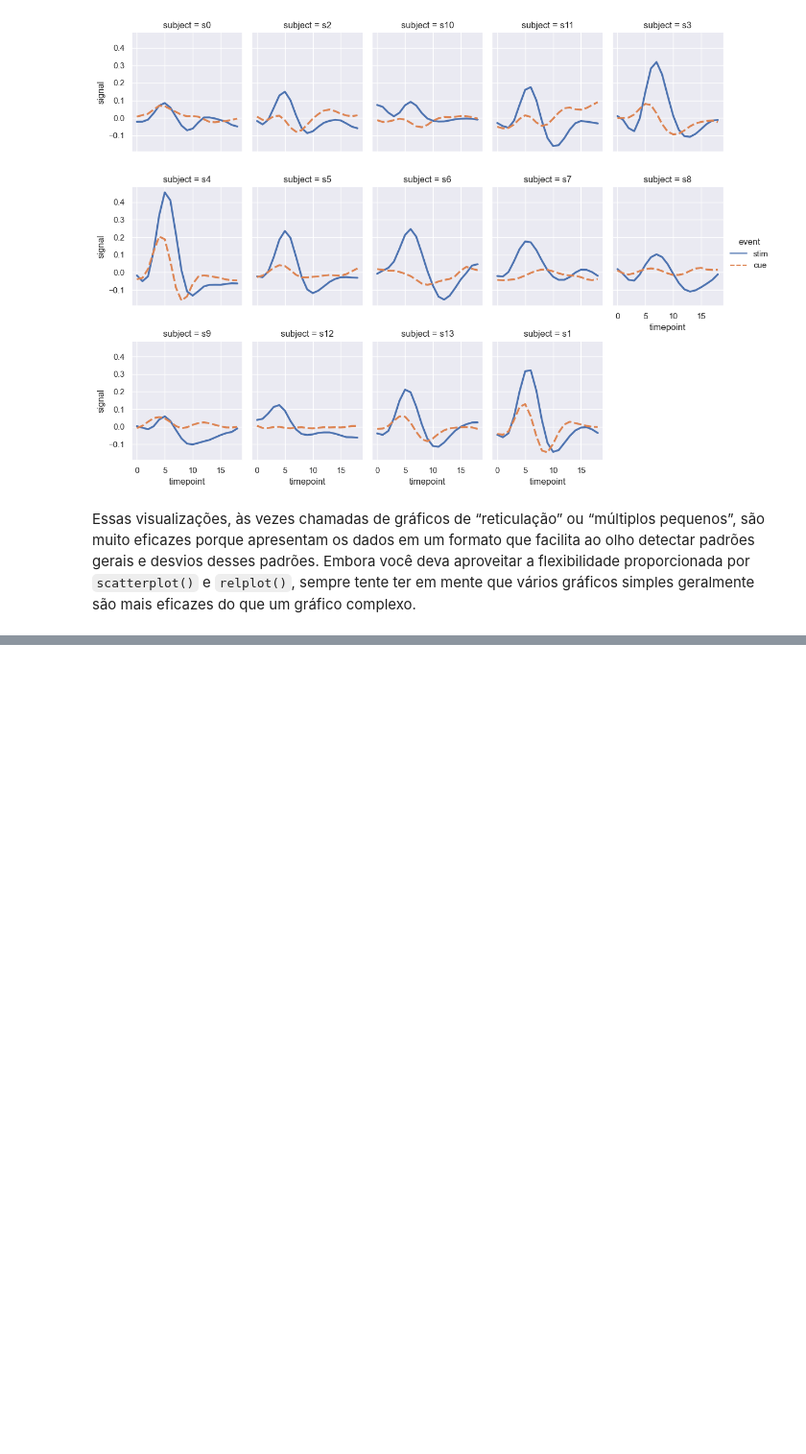
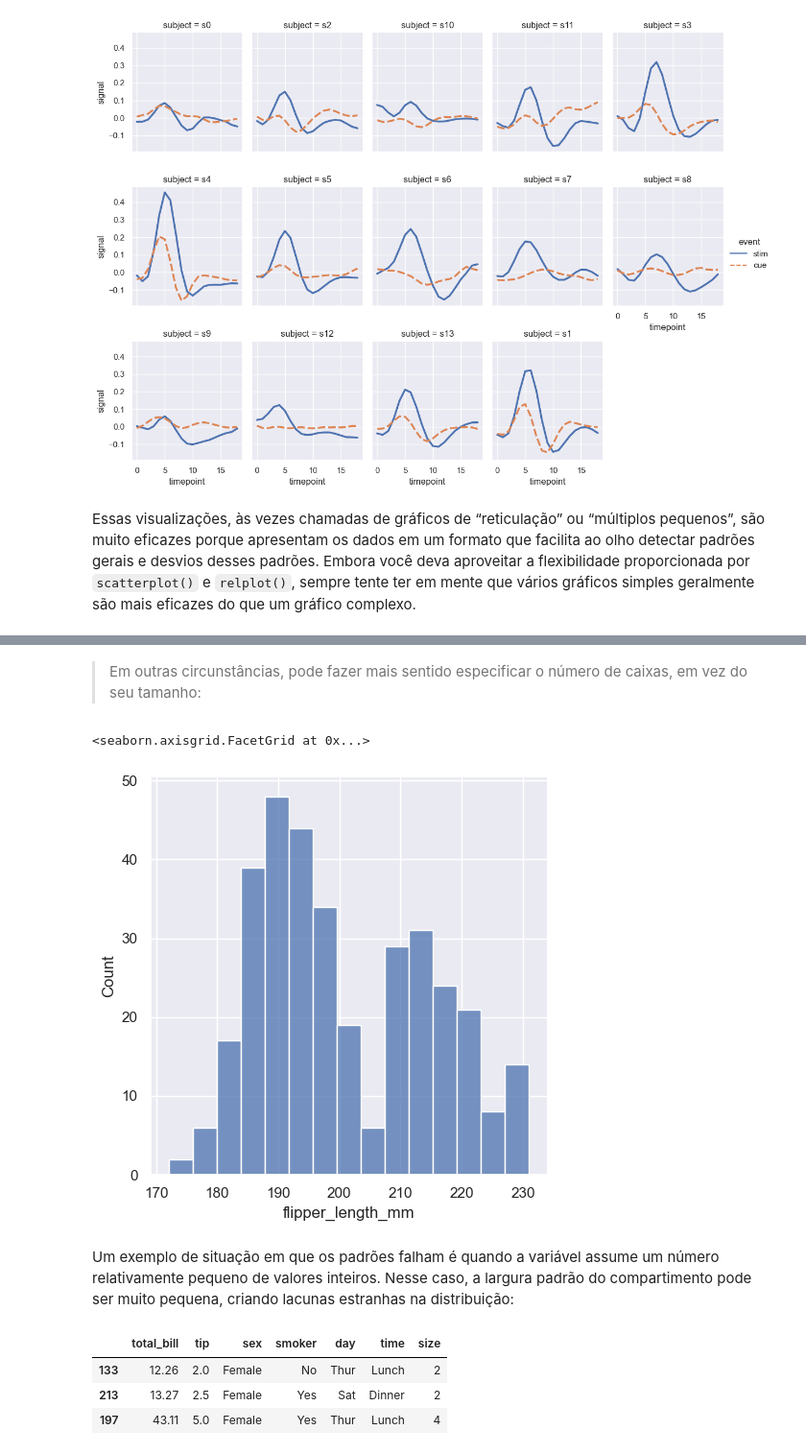
Before and after one commit to novais04/seabirn, a Jupyter notebook: seaborn_tutorial.ipynb, the cells around one changed output, grey strips where cells are left out. Shown at 96% size. Cells and saved outputs as stored; diff of their text form; code cells hidden in the pictures; blank space fills up the shorter version.

```diff
--- a/seaborn_tutorial.ipynb
+++ b/seaborn_tutorial.ipynb
@@ -446,0 +518,17 @@ Essas visualizações, às vezes chamadas de gráficos de “reticulação” ou
+# %% [markdown]
+>  Em outras circunstâncias, pode fazer mais sentido especificar o número de caixas, em vez do seu tamanho:
+# %%
+sns.displot(penguins, x='flipper_length_mm', bins=15)
+# %% [output]
+<seaborn.axisgrid.FacetGrid at 0x...>
+[figure, added]
+# %% [markdown]
+Um exemplo de situação em que os padrões falham é quando a variável assume um número relativamente pequeno de valores inteiros. Nesse caso, a largura padrão do compartimento pode ser muito pequena, criando lacunas estranhas na distribuição:
+# %%
+tips = sns.load_dataset("tips")
+tips.sample(3)
+# %% [output]
+|  | total_bill | tip | sex | smoker | day | time | size |
+| 133 | 12.26 | 2.0 | Female | No | Thur | Lunch | 2 |
+| 213 | 13.27 | 2.5 | Female | Yes | Sat | Dinner | 2 |
+| 197 | 43.11 | 5.0 | Female | Yes | Thur | Lunch | 4 |
```
Also changed, not shown: parts of 39 cells of this notebook, 3 other files.
